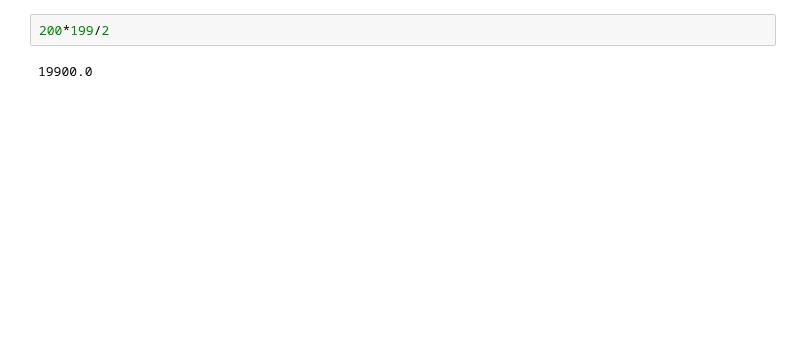
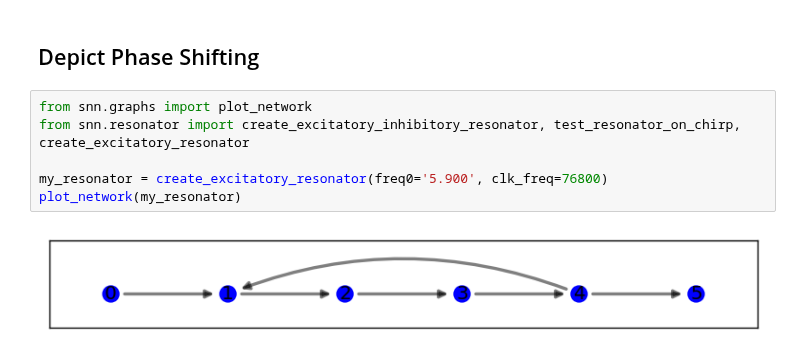
Before and after one commit to yakir4123/SNN-SCTN, a Jupyter notebook: notebooks/resonator_test_sine.ipynb, the cells around one changed output. Cells and saved outputs as stored; diff of their text form; blank space fills up the shorter version.

```diff
--- a/notebooks/resonator_test_sine.ipynb
+++ b/notebooks/resonator_test_sine.ipynb
@@ -280,4 +132,10 @@ Peaks at T=300: 300
-# %%
-200*199/2
-# %% [output]
-19900.0
+# %% [markdown]
+## Depict Phase Shifting
+# %%
+from snn.graphs import plot_network
+from snn.resonator import create_excitatory_inhibitory_resonator, test_resonator_on_chirp, create_excitatory_resonator
+
+my_resonator = create_excitatory_resonator(freq0='5.900', clk_freq=76800)
+plot_network(my_resonator)
+# %% [output]
+[figure, added]
```
Also changed, not shown: parts of 15 cells of this notebook, 6 other files.
